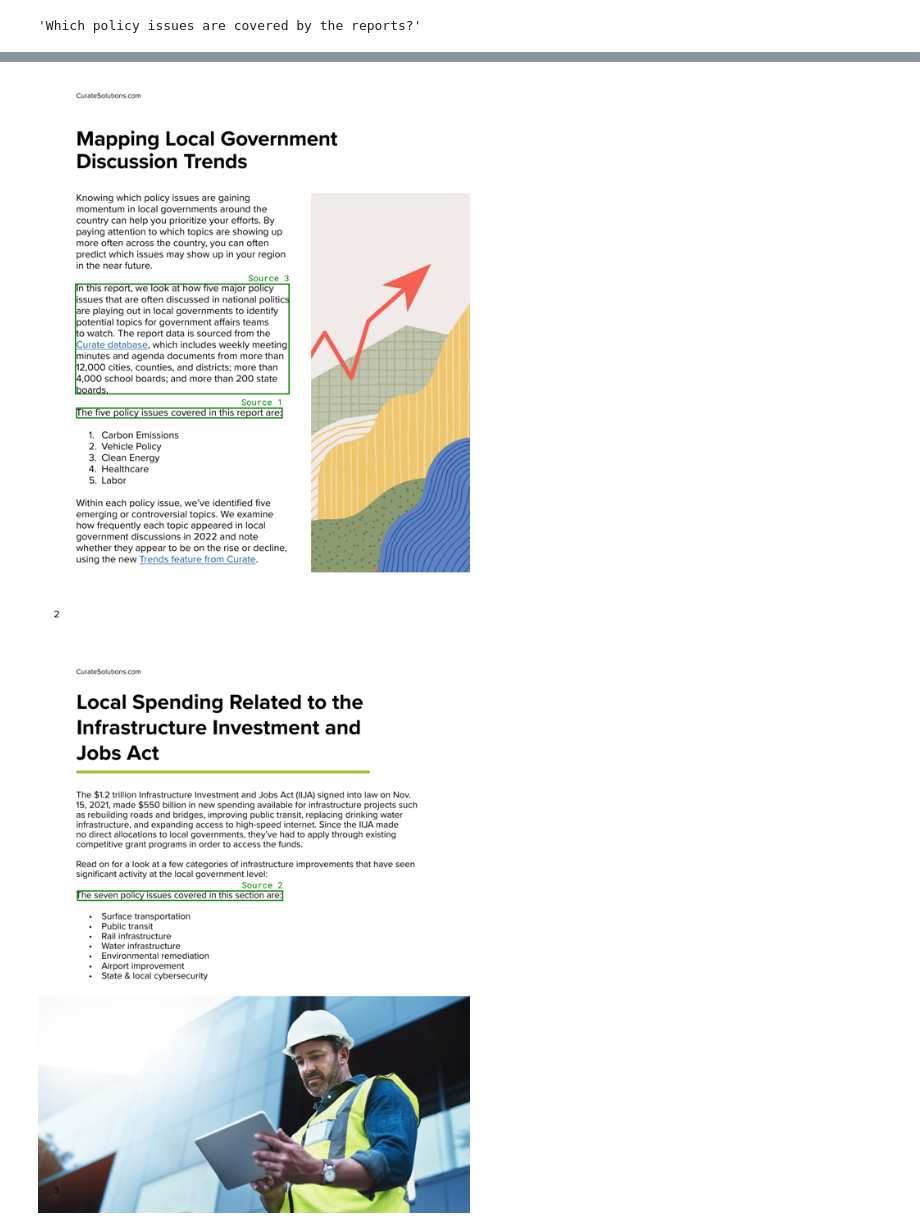
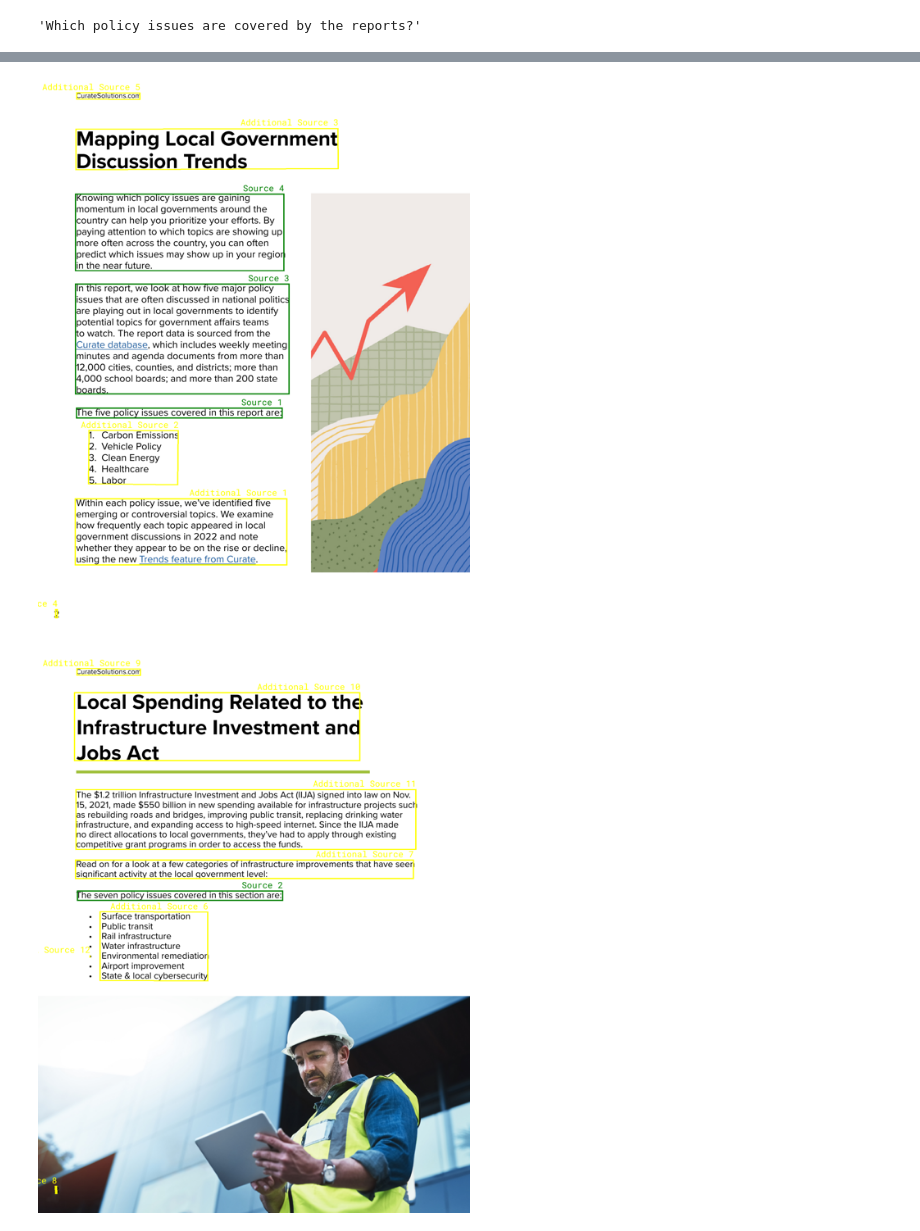
Before and after one commit to statmike/vertex-ai-mlops, a Jupyter notebook: Applied GenAI/Vertex AI GenAI For Document Q&A - Local Government Trends.ipynb, the cells around one changed output, grey strips where cells are left out. Drawn from its saved outputs; the diff is of its cells as text; code cells hidden in the pictures.

Commit message:
new document_bot

```diff
--- a/Applied GenAI/Vertex AI GenAI For Document Q&A - Local Government Trends.ipynb
+++ b/Applied GenAI/Vertex AI GenAI For Document Q&A - Local Government Trends.ipynb
@@ -993,6 +1002,6 @@ def get_pages_elements(unique_files_pages):
 
     unique_files_pages_elements = []
     for ufp in unique_files_pages:
-        unique_files_pages_elements.append([x for x in files_pages_elements if (x['metadata']['file_index'], x['metadata']['page_index']) == ufp])
+        unique_files_pages_elements.append([e for e, element in enumerate(files_pages_elements) if (element['metadata']['file_index'], element['metadata']['page_index']) == ufp])
 
     return unique_files_pages_elements
@@ -1054,32 +1107,39 @@ def display_unique_files_pages(unique_files_pages, unique_files_pages_images):
     for u, ufp in enumerate(unique_files_pages):
        IPython.display.display(unique_files_pages_images[u].resize(tuple([int(.3*x) for x in files_pages[ufp[0]][ufp[1]]['dimensions']])))
 # %%
-def document_bot(question, max_output_tokens = 300, use_full_pages = True):
+def document_bot(question, max_output_tokens = 300, DISTANCE = 0, DIRECTION = 'SEMANTIC'):
     # this function directly references (without input): font
+    # DISTANCE = .1 # float in [0, 1], 0 return no additional context, 1 return all on page
+    # DIRECTION = 'SEMANTIC' # one of: SEMANTIC, UP, DOWN, LEFT, RIGHT, VERTICAL, HORIZONTAL, BOX, RADIUS
+
 
     relevant_context = get_context(question)
     unique_files_pages = get_pages(relevant_context)
+    source_note = 'The context used text from matching elements within pages.'
 
-    #unique_files_pages_elements = get_pages_elements(unique_files_pages)
+    if DISTANCE > 0:
+        unique_files_pages_elements = get_pages_elements(unique_files_pages)
+        additional_context = get_nearby_pages_elements(relevant_context, unique_files_pages_elements, DISTANCE, DIRECTION)
+        if additional_context:
+            source_note += f" Additionally, surrounding context were gathered using a distance of {DISTANCE} and a direction of '{DIRECTION}'"
+            all_context = relevant_context + additional_context
+        else:
+            all_context = relevant_context
+    else:
+        all_context = relevant_context
+
     # prepare context for prompt
-    if use_full_pages:
-        context = "\n".join([f'Context {p+1}:\n' + files_pages[page[0]][page[1]]['text'] for p, page in enumerate(unique_files_pages)])
-        source_note = 'The context used text from full pages.'
-    else:
-        context = "\n".join([f'Context {e+1}:\n' + files_pages_elements[element[0]]['text'] for e, element in enumerate(relevant_context)])
-        source_note = 'The context used text from only matching elements within pages.'
+    all_context = sorted(all_context, key = lambda x: x[0])
+    context = "\n" + "\n".join([f'Context {e+1}: ' + files_pages_elements[element[0]]['text'] for e, element in enumerate(all_context)])
 
     # construct the prompt
     prompt = f"""
-        Give a detailed answer to the question using information from the provided contexts.
+Give a detailed answer to the question using information from the provided contexts.{context}
+Question: {question}
+Answer and Explanation:
+    """
 
-        {context}
-
-        Question:
-        {question}
-
-        Answer and Explanation:
-    """
+    #print(prompt)
 
     # retrieve response question from LLM
     response = textgen_model.predict(prompt, max_output_tokens = max_output_tokens)
@@ -1096,6 +1156,8 @@ def document_bot(question, max_output_tokens = 300, use_full_pages = True):
     # display each source page
     unique_files_pages_images = get_pages_images(unique_files_pages)
     draw_boxes(relevant_context, unique_files_pages, unique_files_pages_images)
+    if DISTANCE > 0 and additional_context:
+        draw_boxes(additional_context, unique_files_pages, unique_files_pages_images, color = 'yellow', prefix = 'Additional Source')
     display_unique_files_pages(unique_files_pages, unique_files_pages_images)
 
     return
@@ -1104,7 +1166,7 @@ question
 # %% [output]
 'Which policy issues are covered by the reports?'
 # %%
-document_bot(question)
+document_bot(question, DISTANCE = 1)
 # %% [output]
 ## Response
 
@@ -1129,3 +1193,3 @@ The second report covers the following policy issues: Surface transportation, Pu
-[figure, old version]
+[figure, new version]
-[figure, old version]
+[figure, new version]
 # %%
```
Also changed, not shown: parts of 10 cells of this notebook.
